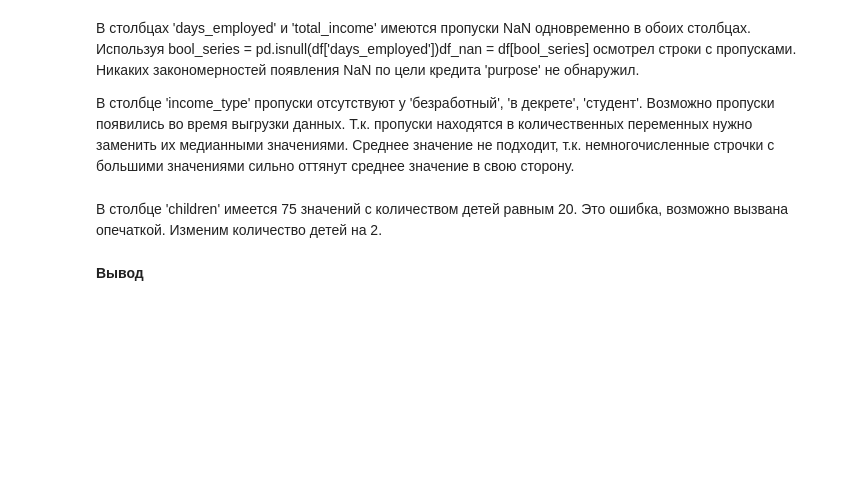
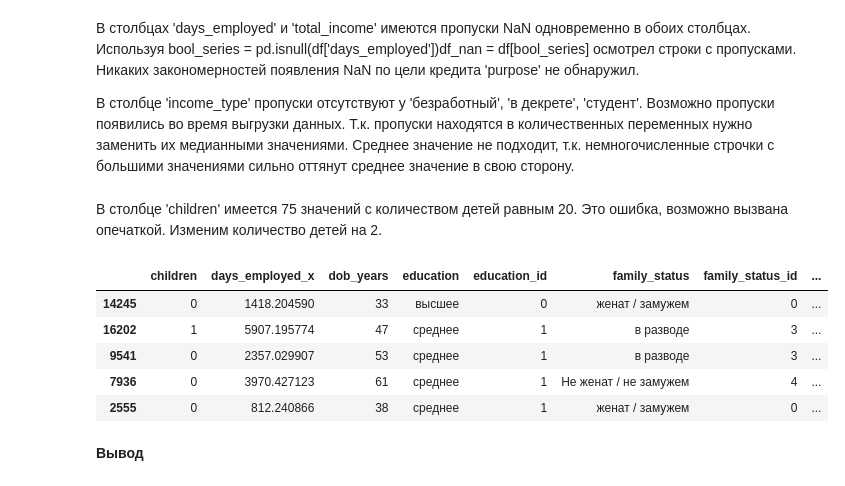
Before and after one commit to AlexAbr63/Data_analysis_projects, a Jupyter notebook: Reliability_of_borrowers/reliability_of_borrowers.ipynb, the cells around one changed output. Saved outputs shown, nothing was run; the diff lists cells and outputs as text; code cells hidden in the pictures; blank space fills up the shorter version.

```diff
--- a/Reliability_of_borrowers/Reliability of borrowers.ipynb
+++ b/Reliability_of_borrowers/reliability_of_borrowers.ipynb
@@ -137,6 +137,14 @@ df = df.drop(columns='total_income_y')
 В столбце 'children' имеется 75 значений с количеством детей равным 20. Это ошибка, возможно вызвана опечаткой. Изменим количество детей на 2.
 # %%
 df['children'] = df['children'].replace(20, 2)
+display(df.sample(5))
+# %% [output]
+|  | children | days_employed_x | dob_years | education | education_id | family_status | family_status_id | ... |
+| 14245 | 0 | 1418.204590 | 33 | высшее | 0 | женат / замужем | 0 | ... |
+| 16202 | 1 | 5907.195774 | 47 | среднее | 1 | в разводе | 3 | ... |
+| 9541 | 0 | 2357.029907 | 53 | среднее | 1 | в разводе | 3 | ... |
+| 7936 | 0 | 3970.427123 | 61 | среднее | 1 | Не женат / не замужем | 4 | ... |
+| 2555 | 0 | 812.240866 | 38 | среднее | 1 | женат / замужем | 0 | ... |
 # %% [markdown]
 **Вывод**
 # %% [markdown]
```
Also changed, not shown: parts of 1 cell of this notebook.
